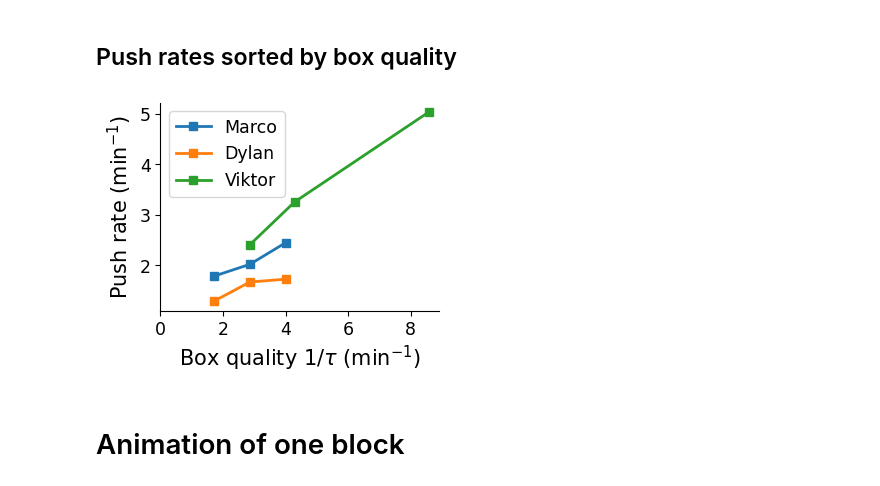
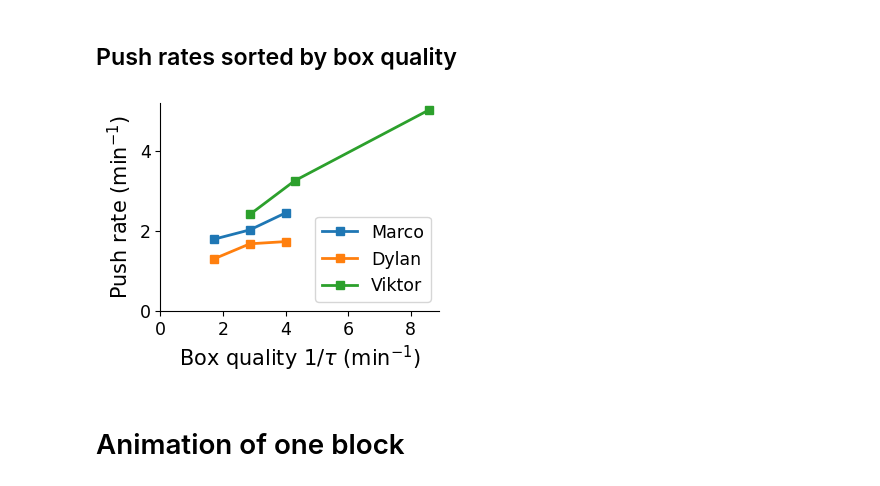
Before and after one commit to XaqLab/hex-arena, a Jupyter notebook: data-overview.ipynb, the cells around one changed output. Cells and saved outputs as stored; diff of their text form; code cells hidden in the pictures.

```diff
--- a/data-overview.ipynb
+++ b/data-overview.ipynb
@@ -85,22 +85,22 @@ fig.savefig(FIG_DIR/'overview_occupancy.svg')
 # %%
 fig, ax = plt.subplots()
 taus = {
     'marco': [35, 21, 15], 'dylan': [35, 21, 15], 'viktor': [21, 14, 7],
 }
 lines, legends = [], []
 for subject in summaries:
     push_rates = summaries[subject]['pushes']/summaries[subject]['num_steps']/env.dt*60
     line, = ax.plot(60/np.array(taus[subject]), push_rates, marker='s')
     lines.append(line)
     legends.append(subject.capitalize())
 ax.legend(lines, legends)
 ax.set_xlim([0, None])
 ax.set_xlabel(r'Box quality 1/$\tau$ (min$^{-1}$)')
-ax.set_ylabel([0, None])
+ax.set_ylim([0, None])
 ax.set_ylabel(r'Push rate (min$^{-1}$)')
 fig.savefig(FIG_DIR/'overview_matching.svg')
 # %% [output]
-[figure, old version]
+[figure, new version]
 # %% [markdown]
 # Animation of one block
 # %%
```
